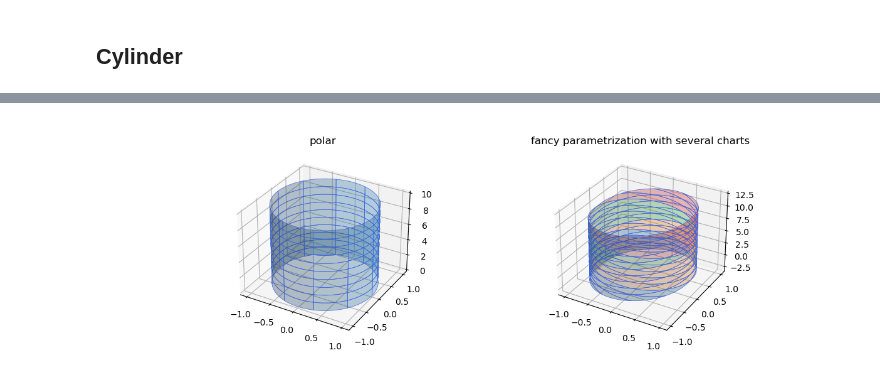
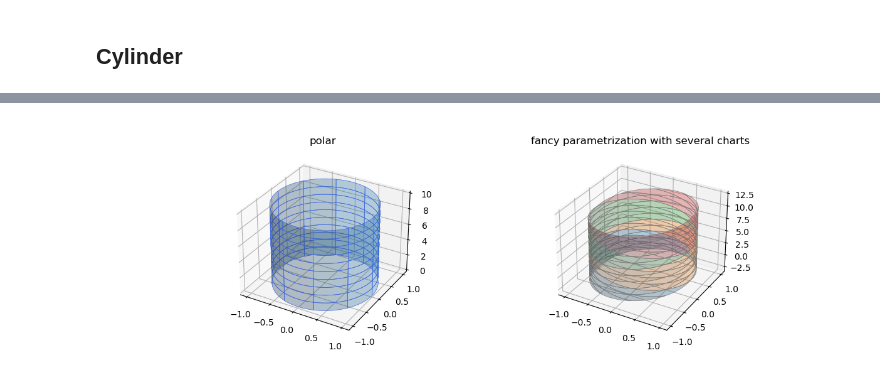
Before and after one commit to diego-fpv/diff-geo, a Jupyter notebook: 2_charts.ipynb, the cells around one changed output, grey strips where cells are left out. Cells and saved outputs as stored; diff of their text form; code cells hidden in the pictures.

```diff
--- a/2_charts.ipynb
+++ b/2_charts.ipynb
@@ -236,32 +243,32 @@ fig, axs = plt.subplots(1, 2, subplot_kw={"projection": "3d"}, figsize= (12, 4))
 axs[0].plot_surface(x, y, z, edgecolor='royalblue', lw=0.5, rstride=10, cstride=10, alpha=0.3)
 axs[0].set_title("polar")
 
 # new coordinates
 x1p = np.reshape(np.linspace(0, np.sqrt(2)*np.pi, 41), (1, -1))  # z
 x2p = np.reshape(np.linspace(0, np.sqrt(2)*np.pi, 41), (-1, 1))  # angle
 
 x = dict()
 y = dict()
 z = dict()
 
 x["chart 1"] = np.cos((x1p + x2p) / np.sqrt(2))
 y["chart 1"] = np.sin((x1p + x2p) / np.sqrt(2))
 z["chart 1"] = (x1p - x2p) / np.sqrt(2)
 
 x["chart 2"] = -np.cos((x1p + x2p) / np.sqrt(2))
 y["chart 2"] = -np.sin((x1p + x2p) / np.sqrt(2))
 z["chart 2"] = (x1p - x2p) / np.sqrt(2) + np.pi
 
 x["chart 3"] = np.cos((x1p + x2p) / np.sqrt(2))
 y["chart 3"] = np.sin((x1p + x2p) / np.sqrt(2))
 z["chart 3"] = (x1p - x2p) / np.sqrt(2)  + 2 * np.pi
 
 x["chart 4"] = -np.cos((x1p + x2p) / np.sqrt(2))
 y["chart 4"] = -np.sin((x1p + x2p) / np.sqrt(2))
 z["chart 4"] = (x1p - x2p) / np.sqrt(2) + 3 * np.pi
 
 for key in z.keys():
-    axs[1].plot_surface(x[key], y[key], z[key], edgecolor='royalblue', lw=0.5, rstride=8, cstride=8, alpha=0.3)
+    axs[1].plot_surface(x[key], y[key], z[key], edgecolor='gray', lw=0.5, rstride=8, cstride=8, alpha=0.3)
     axs[1].set_title("fancy parametrization with several charts")
 # %% [output]
-[figure, old version]
+[figure, new version]
```
Also changed, not shown: parts of 1 cell of this notebook.
